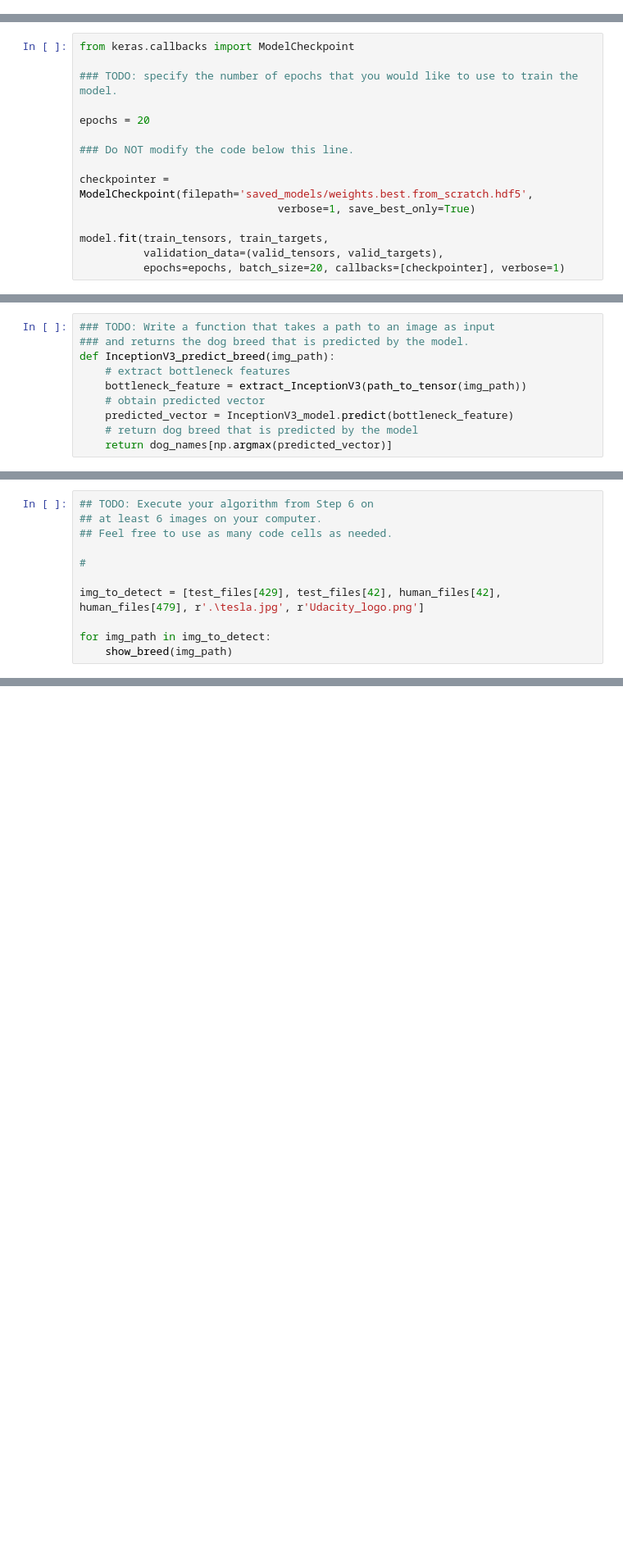
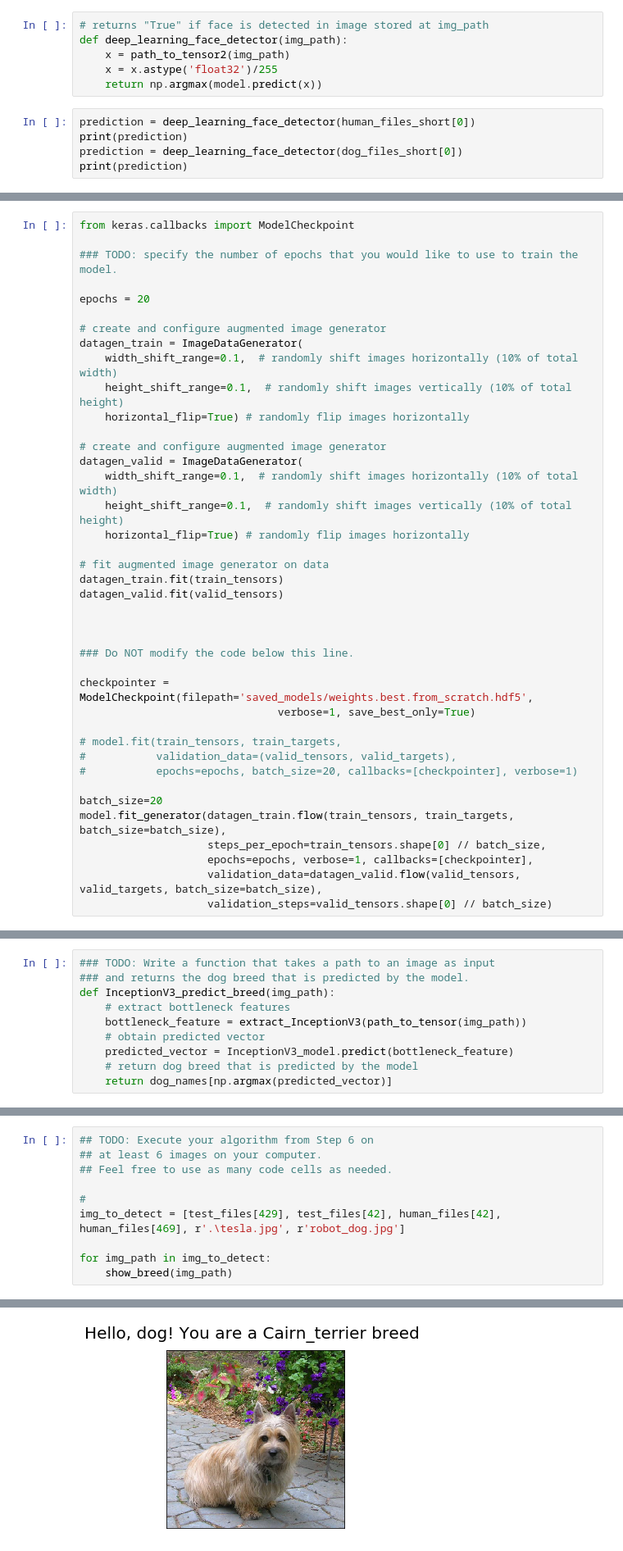
Before and after one commit to vineetsirohi/AIND_DogProject, a Jupyter notebook: dog_app.ipynb, the cells around one changed output, grey strips where cells are left out. Shown at 82% size. Cells and saved outputs as stored; diff of their text form; blank space fills up the shorter version.

```diff
--- a/dog_app.ipynb
+++ b/dog_app.ipynb
@@ -197,0 +397,11 @@ We suggest the face detector from OpenCV as a potential way to detect human imag
+# %%
+# returns "True" if face is detected in image stored at img_path
+def deep_learning_face_detector(img_path):
+    x = path_to_tensor2(img_path)
+    x = x.astype('float32')/255
+    return np.argmax(model.predict(x))
+# %%
+prediction = deep_learning_face_detector(human_files_short[0])
+print(prediction)
+prediction = deep_learning_face_detector(dog_files_short[0])
+print(prediction)
@@ -407,12 +633,37 @@ from keras.callbacks import ModelCheckpoint
 
 epochs = 20
 
+# create and configure augmented image generator
+datagen_train = ImageDataGenerator(
+    width_shift_range=0.1,  # randomly shift images horizontally (10% of total width)
+    height_shift_range=0.1,  # randomly shift images vertically (10% of total height)
+    horizontal_flip=True) # randomly flip images horizontally
+
+# create and configure augmented image generator
+datagen_valid = ImageDataGenerator(
+    width_shift_range=0.1,  # randomly shift images horizontally (10% of total width)
+    height_shift_range=0.1,  # randomly shift images vertically (10% of total height)
+    horizontal_flip=True) # randomly flip images horizontally
+
+# fit augmented image generator on data
+datagen_train.fit(train_tensors)
+datagen_valid.fit(valid_tensors)
+
+
+
 ### Do NOT modify the code below this line.
 
 checkpointer = ModelCheckpoint(filepath='saved_models/weights.best.from_scratch.hdf5',
                                verbose=1, save_best_only=True)
 
-model.fit(train_tensors, train_targets,
-          validation_data=(valid_tensors, valid_targets),
-          epochs=epochs, batch_size=20, callbacks=[checkpointer], verbose=1)
+# model.fit(train_tensors, train_targets,
+#           validation_data=(valid_tensors, valid_targets),
+#           epochs=epochs, batch_size=20, callbacks=[checkpointer], verbose=1)
+
+batch_size=20
+model.fit_generator(datagen_train.flow(train_tensors, train_targets, batch_size=batch_size),
+                    steps_per_epoch=train_tensors.shape[0] // batch_size,
+                    epochs=epochs, verbose=1, callbacks=[checkpointer],
+                    validation_data=datagen_valid.flow(valid_tensors, valid_targets, batch_size=batch_size),
+                    validation_steps=valid_tensors.shape[0] // batch_size)
 # %% [output]
@@ -770,13 +1028,13 @@ __Answer:__
 # %%
 ## TODO: Execute your algorithm from Step 6 on
 ## at least 6 images on your computer.
 ## Feel free to use as many code cells as needed.
 
 #
-
-img_to_detect = [test_files[429], test_files[42], human_files[42], human_files[479], r'.\tesla.jpg', r'Udacity_logo.png']
+img_to_detect = [test_files[429], test_files[42], human_files[42], human_files[469], r'.\tesla.jpg', r'robot_dog.jpg']
 
 for img_path in img_to_detect:
     show_breed(img_path)
 # %% [output]
 [figure]
+[figure, added]
```
Also changed, not shown: parts of 32 cells of this notebook, 9 other files.
